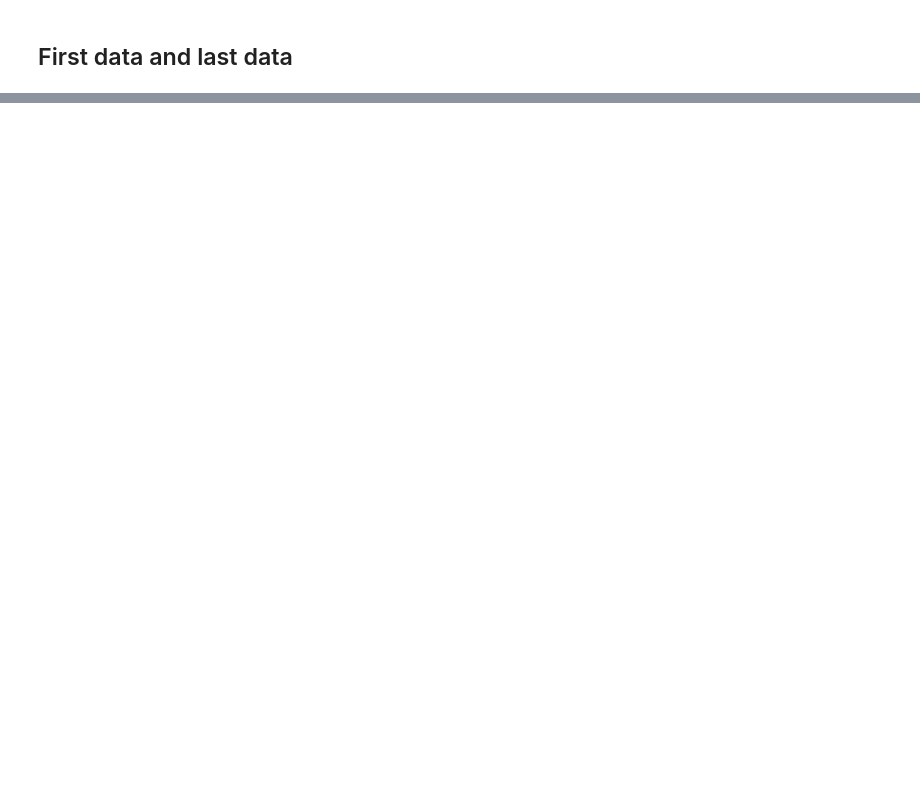
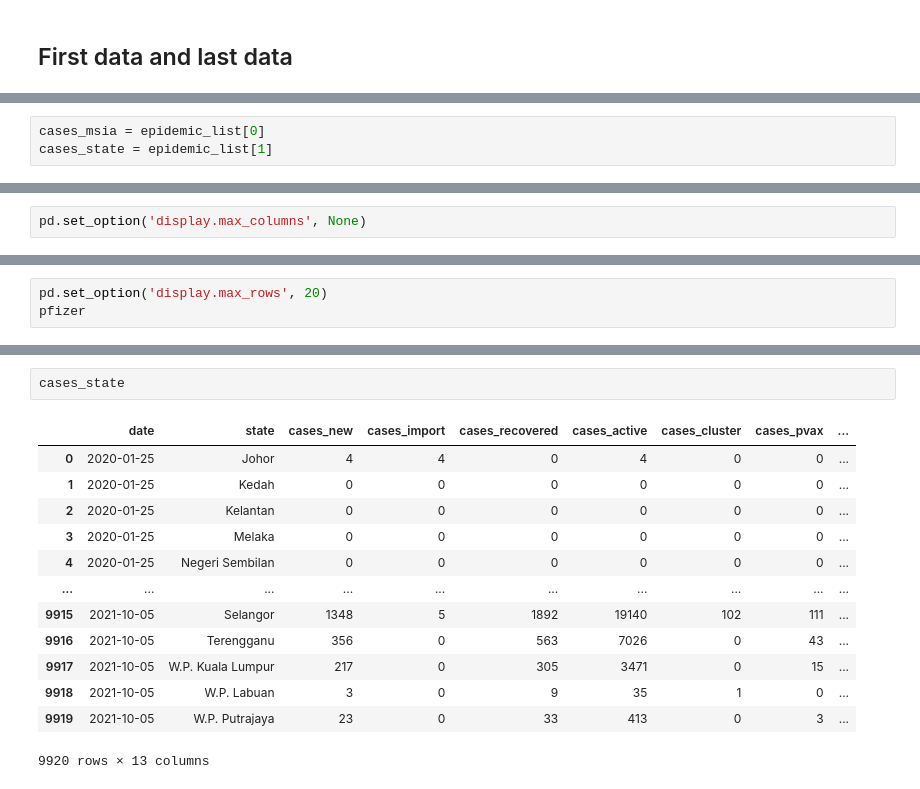
Before and after one commit to PriteshPatel3/covid-again, a Jupyter notebook: Untitled.ipynb, the cells around one changed output, grey strips where cells are left out. Drawn from its saved outputs; the diff is of its cells as text; blank space fills up the shorter version.

```diff
--- a/Untitled.ipynb
+++ b/Untitled.ipynb
@@ -318,0 +184,3 @@ Name: date, dtype: object
+# %%
+cases_msia = epidemic_list[0]
+cases_state = epidemic_list[1]
@@ -318,0 +191,2 @@ Name: date, dtype: object
+# %%
+pd.set_option('display.max_columns', None)
@@ -318,0 +202,3 @@ Name: date, dtype: object
+# %%
+pd.set_option('display.max_rows', 20)
+pfizer
@@ -318,0 +305,16 @@ Name: date, dtype: object
+# %%
+cases_state
+# %% [output]
+|  | date | state | cases_new | cases_import | cases_recovered | cases_active | cases_cluster | cases_pvax | ... |
+| 0 | 2020-01-25 | Johor | 4 | 4 | 0 | 4 | 0 | 0 | ... |
+| 1 | 2020-01-25 | Kedah | 0 | 0 | 0 | 0 | 0 | 0 | ... |
+| 2 | 2020-01-25 | Kelantan | 0 | 0 | 0 | 0 | 0 | 0 | ... |
+| 3 | 2020-01-25 | Melaka | 0 | 0 | 0 | 0 | 0 | 0 | ... |
+| 4 | 2020-01-25 | Negeri Sembilan | 0 | 0 | 0 | 0 | 0 | 0 | ... |
+| ... | ... | ... | ... | ... | ... | ... | ... | ... | ... |
+| 9915 | 2021-10-05 | Selangor | 1348 | 5 | 1892 | 19140 | 102 | 111 | ... |
+| 9916 | 2021-10-05 | Terengganu | 356 | 0 | 563 | 7026 | 0 | 43 | ... |
+| 9917 | 2021-10-05 | W.P. Kuala Lumpur | 217 | 0 | 305 | 3471 | 0 | 15 | ... |
+| 9918 | 2021-10-05 | W.P. Labuan | 3 | 0 | 9 | 35 | 1 | 0 | ... |
+| 9919 | 2021-10-05 | W.P. Putrajaya | 23 | 0 | 33 | 413 | 0 | 3 | ... |
+9920 rows × 13 columns
```
Also changed, not shown: parts of 54 cells of this notebook, 2 other files.
